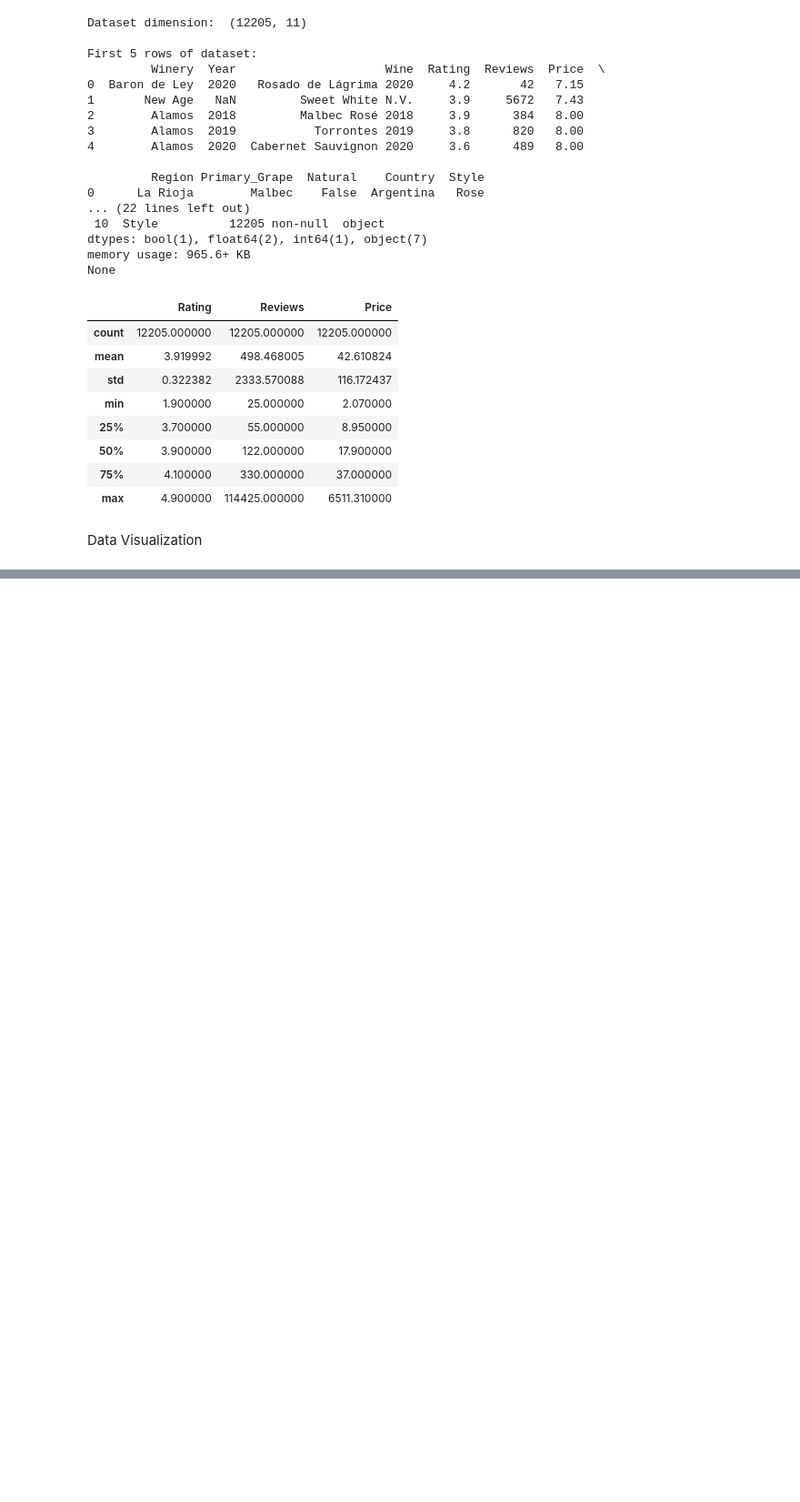
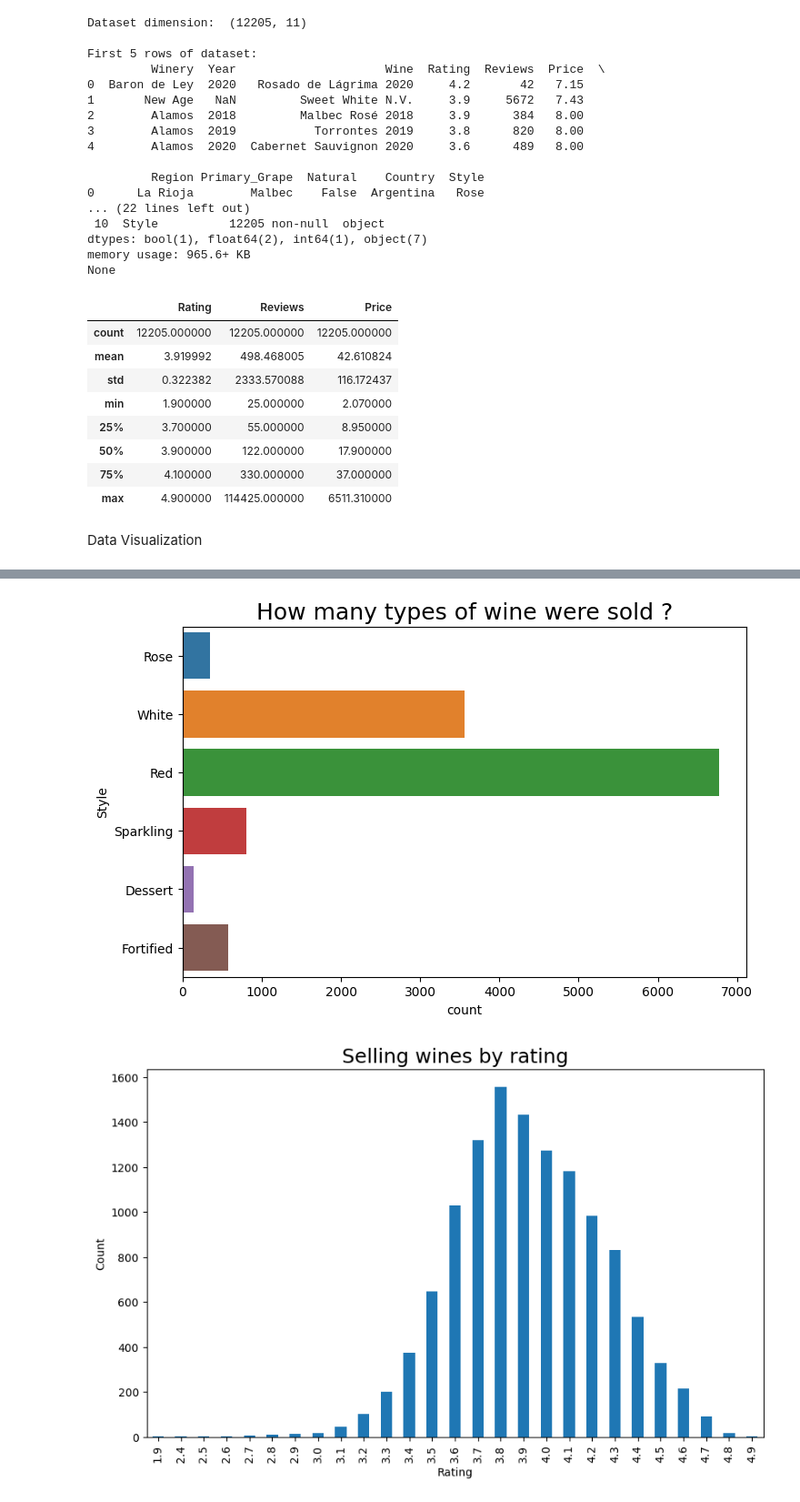
Before and after one commit to otabekds/My-Vivino-project, a Jupyter notebook: vivino.ipynb, the cells around one changed output, grey strips where cells are left out. Shown at 91% size. Saved outputs shown, nothing was run; the diff lists cells and outputs as text; code cells hidden in the pictures; blank space fills up the shorter version.

```diff
--- a/vivino.ipynb
+++ b/vivino.ipynb
@@ -110,0 +113,22 @@ sns.heatmap(df)
+# %%
+def top_salled_wines(dataset):
+    plt.figure(figsize=(8, 5))
+    plt.title('How many types of wine were sold ?', fontsize=18)
+    sns.countplot(y="Style", data=dataset);
+
+    plt.figure(figsize=(10, 6))
+    plt.title('Selling wines by rating',fontsize=18)
+    plt.ylabel('Count')
+    dd = dataset.groupby(['Rating'])['Wine'].count()
+    dd.plot(kind='bar')
+
+    plt.figure(figsize=(10, 6))
+    plt.ylabel('Count')
+    plt.title('At what price many wines were sold ?', fontsize=18)
+    top = dataset.groupby(['Price'])['Wine'].count().head(10)
+    top.plot(kind='bar', color=['r', 'g'])
+
+top_salled_wines(df)
+# %% [output]
+[figure, added]
+[figure, added]
```
Also changed, not shown: parts of 4 cells of this notebook.
